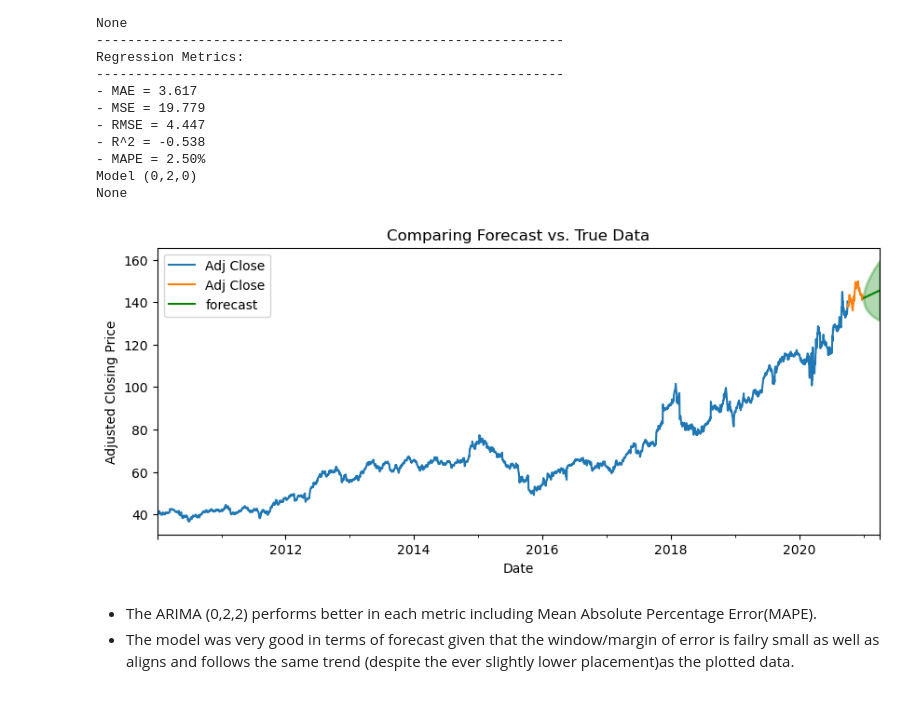
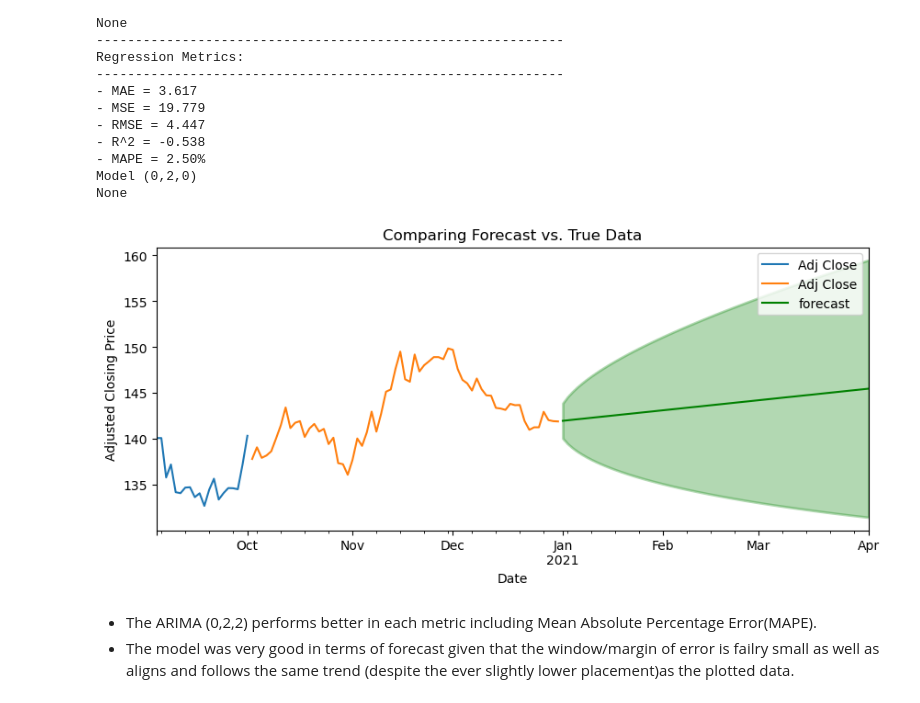
Before and after one commit to LoveidaLucero/Time-Series-Forecasting, a Jupyter notebook: ARIMA Models (Core).ipynb, the cells around one changed output. Saved outputs shown, nothing was run; the diff lists cells and outputs as text; code cells hidden in the pictures.

```diff
--- a/ARIMA Models (Core).ipynb
+++ b/ARIMA Models (Core).ipynb
@@ -457,10 +457,10 @@ Regression Metrics:
 Model (0,2,0)
 None
 # %%
-# Plot the forecast with true values
-plot_forecast(train, test, forecast_df);
+# Plot the forecast with true values zoomed in to better view the forecast
+plot_forecast(train.tail(20), test, forecast_df);
 # %% [output]
-[figure, old version]
+[figure, new version]
 # %% [markdown]
 - The ARIMA (0,2,2) performs better in each metric including Mean Absolute Percentage Error(MAPE).
 - The model was very good in terms of forecast given that the window/margin of error is failry small as well as aligns and follows the same trend (despite the ever slightly lower placement)as the plotted data.
```
Also changed, not shown: parts of 2 cells of this notebook.
